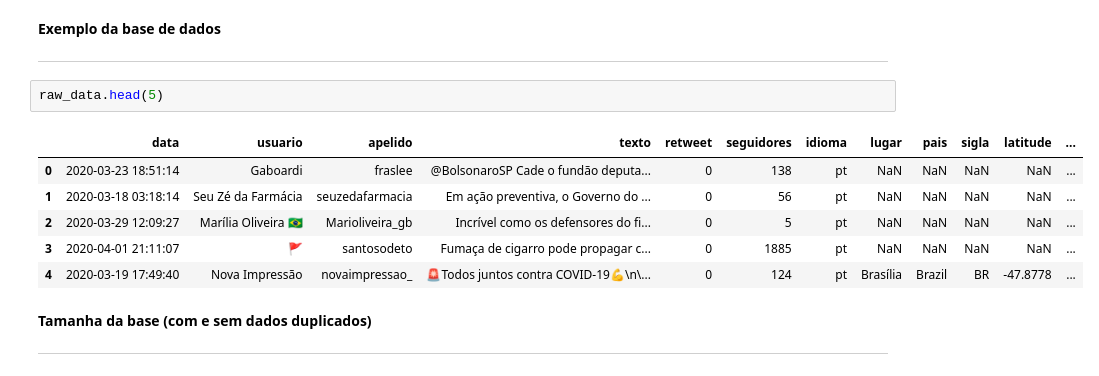
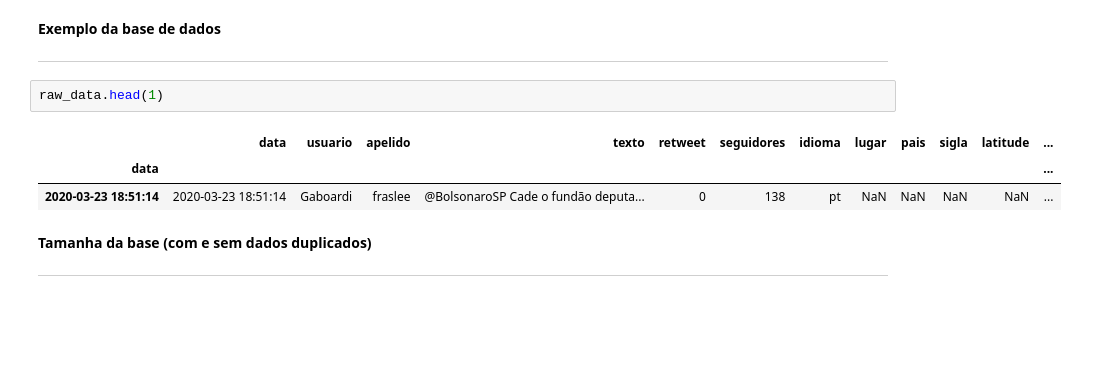
Before and after one commit to pauloigorms/covid-twitter-pecd, a Jupyter notebook: Programacao_Ciencia_Dados.ipynb, the cells around one changed output. Drawn from its saved outputs; the diff is of its cells as text; blank space fills up the shorter version.

```diff
--- a/Programacao_Ciencia_Dados.ipynb
+++ b/Programacao_Ciencia_Dados.ipynb
@@ -190,14 +169,11 @@ def no_grams(words):
 
 ---
 # %%
-raw_data.head(5)
+raw_data.head(1)
 # %% [output]
 |  | data | usuario | apelido | texto | retweet | seguidores | idioma | lugar | pais | sigla | latitude | ... |
-| 0 | 2020-03-23 18:51:14 | Gaboardi | fraslee | @BolsonaroSP Cade o fundão deputa... | 0 | 138 | pt | NaN | NaN | NaN | NaN | ... |
-| 1 | 2020-03-18 03:18:14 | Seu Zé da Farmácia | seuzedafarmacia | Em ação preventiva, o Governo do ... | 0 | 56 | pt | NaN | NaN | NaN | NaN | ... |
-| 2 | 2020-03-29 12:09:27 | Marília Oliveira 🇧🇷 | Marioliveira_gb | Incrível como os defensores do fi... | 0 | 5 | pt | NaN | NaN | NaN | NaN | ... |
-| 3 | 2020-04-01 21:11:07 | 🚩 | santosodeto | Fumaça de cigarro pode propagar c... | 0 | 1885 | pt | NaN | NaN | NaN | NaN | ... |
-| 4 | 2020-03-19 17:49:40 | Nova Impressão | novaimpressao_ | 🚨Todos juntos contra COVID-19💪\n\... | 0 | 124 | pt | Brasília | Brazil | BR | -47.8778 | ... |
+| data |  |  |  |  |  |  |  |  |  |  |  | ... |
+| 2020-03-23 18:51:14 | 2020-03-23 18:51:14 | Gaboardi | fraslee | @BolsonaroSP Cade o fundão deputa... | 0 | 138 | pt | NaN | NaN | NaN | NaN | ... |
 # %% [markdown]
 **Tamanha da base (com e sem dados duplicados)**
 
```
Also changed, not shown: parts of 43 cells of this notebook.
